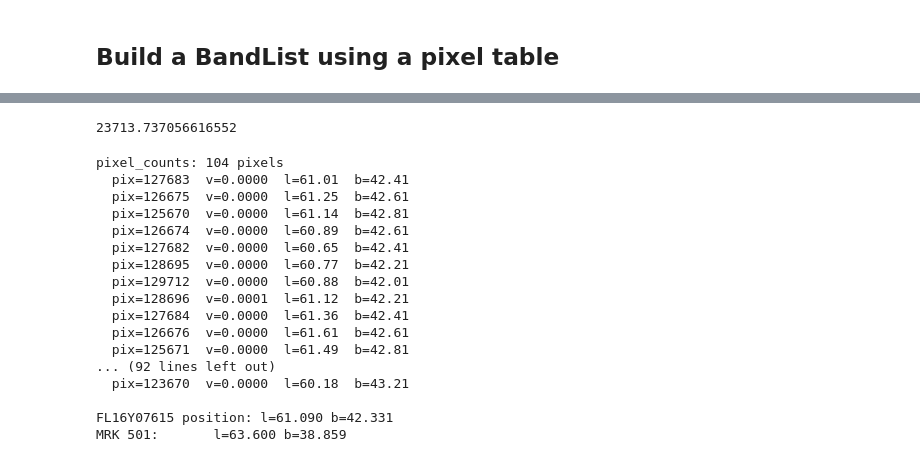
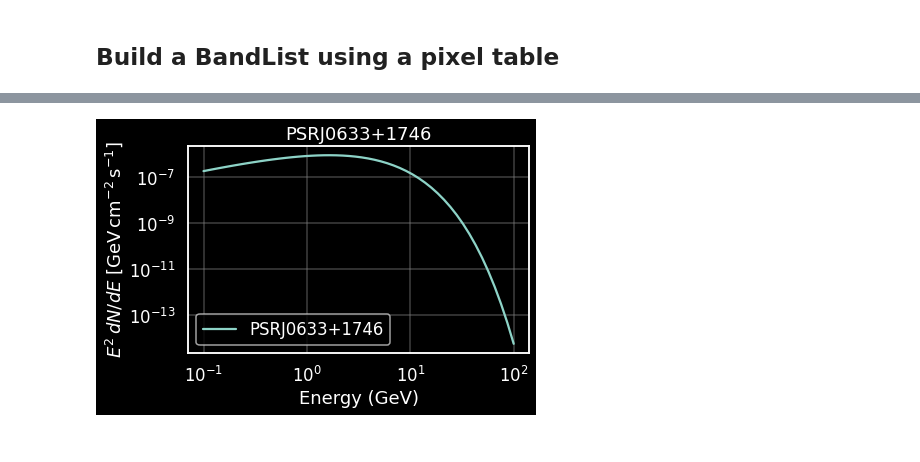
Before and after one commit to tburnett/kerr-diffuse, a Jupyter notebook: fl16y_spectral_fitting.ipynb, the cells around one changed output, grey strips where cells are left out. Drawn from its saved outputs; the diff is of its cells as text; code cells hidden in the pictures.

```diff
--- a/fl16y_spectral_fitting.ipynb
+++ b/fl16y_spectral_fitting.ipynb
@@ -142,38 +97,31 @@ b.plot_pixel_map(SkyCoord.from_name('MRK 501'), size=30, data=b.data, title='cen
+# %%
+bl.sed_plot();
+# %% [output]
+[figure, added]
 # %%
-b.energy
+def pixel_map(self, data=None, center=roi_center,log=True, vmin=None, vmax=None,title=roi_name, label=None):
+    pixid = self.data[0] # all the pixel ids with nonzero counts in this band
+    if data is None:
+        if label is None:
+            label = 'Data'
+            data_tuple = (self.data)
+        else:
+            if label.lower=='diffuse':
+                data_tuple = (pixid,self.diffuse)
+            elif label.lower()=='full model':
+                data_tuple = (pixid,self.diffuse+self.pixel_counts(pixid)[1])
+            elif label.lower()=='source model':
+                data_tuple = self.pixel_counts(pixid)
+            else:
+                raise ValueError(\
+                    """If label is provided, it must be 'diffuse' to use the diffuse contribution as data
+                    or 'model_total' to use the sum of the diffuse contribution and the source counts as data""")
+
+    elif type(data) is tuple and len(data) == 2:
+        data_tuple = data
+    elif type(data) is np.ndarray and len(data)==pixid.size:
+        data_tuple = (pixid, data)
+    else:
+        raise TypeError("Expected data to be a tuple of length 2 or a numpy ndarray")
+    b.plot_pixel_map(center, data=data_tuple,  log=log, vmin=vmin,vmax=vmax,
+                      title=title,label=label, axes_visible=False)
-# %% [output]
-23713.737056616552
-# %%
-
-import numpy as np
-k, v = b.pixel_counts()
-from astropy_healpix import HEALPix
-from astropy.coordinates import SkyCoord
-hpx = HEALPix(nside=int(b.nside), order='ring', frame='galactic')
-coords = hpx.healpix_to_skycoord(k)
-print(f"pixel_counts: {len(k)} pixels")
-for pix, cnt, l, bv in zip(k, v, coords.galactic.l.deg, coords.galactic.b.deg):
-    print(f"  pix={pix:5d}  v={cnt:.4f}  l={l:.2f}  b={bv:.2f}")
-for src in b.source_model:
-    gal = src.skydir.galactic
-    print(f"\n{src.name} position: l={gal.l.deg:.3f} b={gal.b.deg:.3f}")
-mrk = SkyCoord.from_name('MRK 501')
-print(f"MRK 501:       l={mrk.galactic.l.deg:.3f} b={mrk.galactic.b.deg:.3f}")
-# %% [output]
-pixel_counts: 104 pixels
-  pix=127683  v=0.0000  l=61.01  b=42.41
-  pix=126675  v=0.0000  l=61.25  b=42.61
-  pix=125670  v=0.0000  l=61.14  b=42.81
-  pix=126674  v=0.0000  l=60.89  b=42.61
-  pix=127682  v=0.0000  l=60.65  b=42.41
-  pix=128695  v=0.0000  l=60.77  b=42.21
-  pix=129712  v=0.0000  l=60.88  b=42.01
-  pix=128696  v=0.0001  l=61.12  b=42.21
-  pix=127684  v=0.0000  l=61.36  b=42.41
-  pix=126676  v=0.0000  l=61.61  b=42.61
-  pix=125671  v=0.0000  l=61.49  b=42.81
-... (92 lines left out)
-  pix=123670  v=0.0000  l=60.18  b=43.21
-
-FL16Y07615 position: l=61.090 b=42.331
-MRK 501:       l=63.600 b=38.859
```
Also changed, not shown: parts of 23 cells of this notebook, 11 other files.
